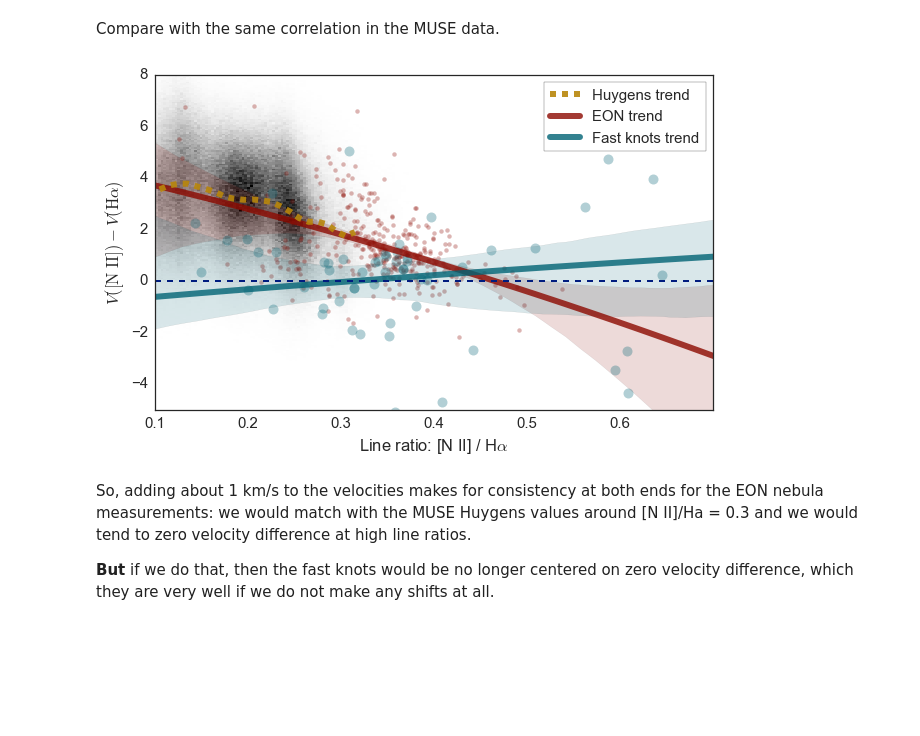
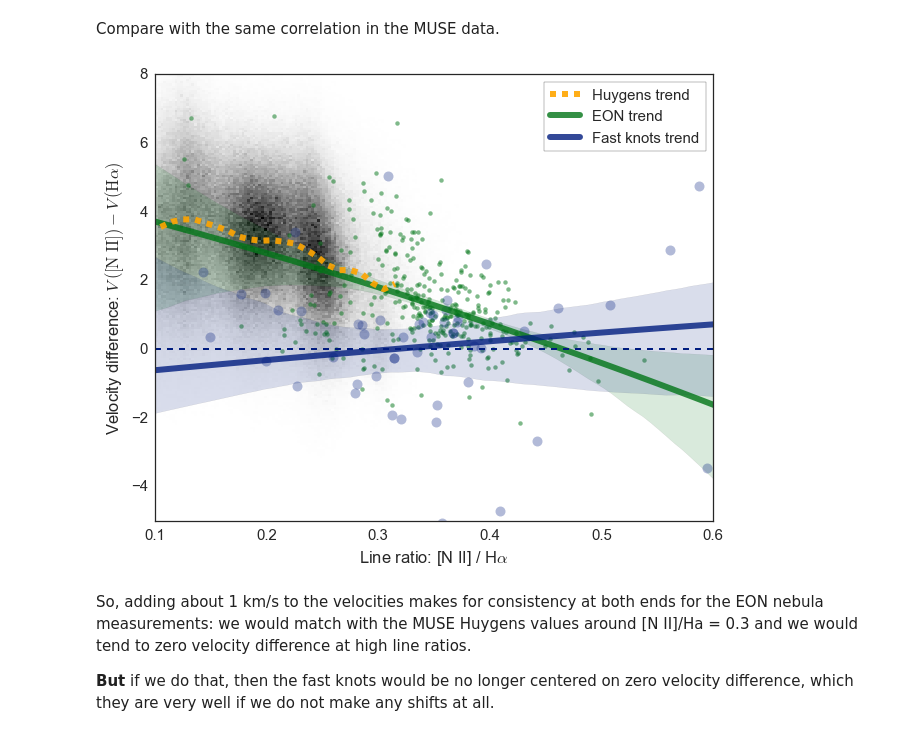
Before and after one commit to will-henney/orion-west, a Jupyter notebook: test-knot-fit.ipynb, the cells around one changed output. Cells and saved outputs as stored; diff of their text form; code cells hidden in the pictures; blank space fills up the shorter version.

```diff
--- a/test-knot-fit.ipynb
+++ b/test-knot-fit.ipynb
@@ -685,7 +685,7 @@ m = m & (vhdu.data > 10.0)
 xdata = rhdu.data[m]
 ydata = dhdu.data[m]
 
-xmin, xmax = 0.1, 0.7
+xmin, xmax = 0.1, 0.6
 ymin, ymax = -5.0, 8.0
 
 
@@ -714,7 +714,8 @@ H, xedges, yedges = np.histogram2d(xdata, ydata,
                                    weights=None#hhdu.data[m]
                                   )
 
-fig, ax = plt.subplots(figsize=(10, 6))
+sns.set(style='white', context='notebook', palette='deep', font_scale=1.5)
+fig, ax = plt.subplots(figsize=(10, 8))
 gamma = 0.5
 ax.imshow((H.T)**(1.0/gamma),
           extent=[xmin, xmax, ymin, ymax],
@@ -724,43 +725,43 @@ ax.imshow((H.T)**(1.0/gamma),
 #sns.regplot(xdata, ydata, ax=ax, scatter=False,
 #           line_kws=dict(lw=6, color='y', alpha=0.9, label='Huygens trend')
 #           )
-ax.plot(xgrid, ygrid, '--', lw=6, c='y', alpha=0.9, zorder=10, label='Huygens trend')
+ax.plot(xgrid, ygrid, '--', lw=6, c='orange', alpha=0.9, zorder=10, label='Huygens trend')
 
 sns.regplot(Xc, Yc + Yc_shift, ax=ax, order=2,
-           scatter_kws=dict(alpha=0.3, color='r', label='EON nebula'),
-           line_kws=dict(color='r', lw=6, alpha=0.8, label='EON trend')
+           scatter_kws=dict(alpha=0.5, color='g', label='EON nebula'),
+           line_kws=dict(color='g', lw=6, alpha=0.8, label='EON trend')
           )
 #ax.scatter(Xc, Yc + Yc_shift, alpha=0.3, c='r', label='EON nebula')
 #ax.plot(xgrid, yygrid, c='r', lw=10, alpha=0.9, label='EON trend')
 
 
 X = 1.13*d.F.nii/d.F.ha
 Y = d.V.nii - d.V.ha
 mW = (d.W.nii < 30.0) & (fast )
 #ax.scatter(X[mW], Y[mW], s=100, alpha=0.3, c='c', label='Fast knots')
 sns.regplot(X[mW], Y[mW] + Yc_shift, ax=ax, robust=False, order=2,
-            scatter_kws=dict(s=100, alpha=0.3, color='c', label='Fast knots'),
-            line_kws=dict(color='c', lw=6, alpha=0.8, label='Fast knots trend')
+            scatter_kws=dict(s=100, alpha=0.3, color='b', label='Fast knots'),
+            line_kws=dict(color='b', lw=6, alpha=0.8, label='Fast knots trend')
            )
 
 
 #dx = 0.05
 #xgrid = np.arange(xmin, xmax, dx) + 0.5*dx
 #ykgrid, dykgrid = make_ygrid(X[mW], Y[mW], [0.15, 0.65])
 #ax.plot(xgrid, ykgrid, c='c', lw=6, alpha=0.8, label='Fast knots trend')
 
 ax.axhline(0.0, lw=2, ls='--')
 legend = ax.legend(loc='upper right', fontsize='small', frameon=True)
 
 ax.set(
     xlim=[xmin, xmax],
     ylim=[ymin, ymax],
     xlabel=r'Line ratio: [N II] / H$\alpha$',
-    ylabel=r'$V(\mathrm{[N\ II]}) - V(\mathrm{H\alpha})$',
+    ylabel=r'Velocity difference: $V\,(\mathrm{[N\ II]}) - V\,(\mathrm{H\alpha})$',
 );
 fig.savefig('knot-dv-versus-nii-ha-ratio.pdf')
 # %% [output]
-[figure, old version]
+[figure, new version]
 # %% [markdown]
 So, adding about 1 km/s to the velocities makes for consistency at both ends for the EON nebula measurements: we would match with the MUSE Huygens values around [N II]/Ha = 0.3 and we would tend to zero velocity difference at high line ratios.
 
```
Also changed, not shown: parts of 1 cell of this notebook, 1 other file.
